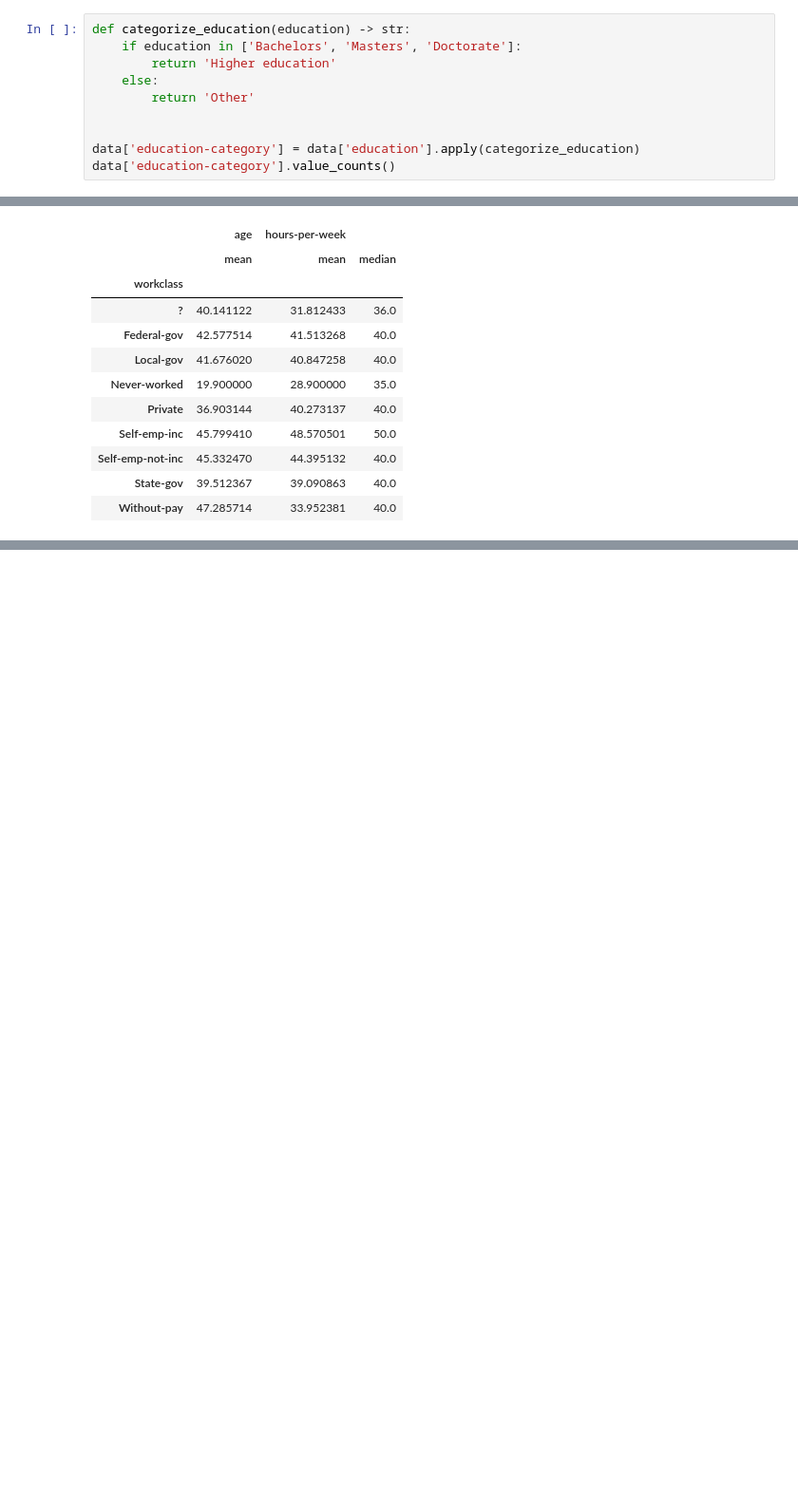
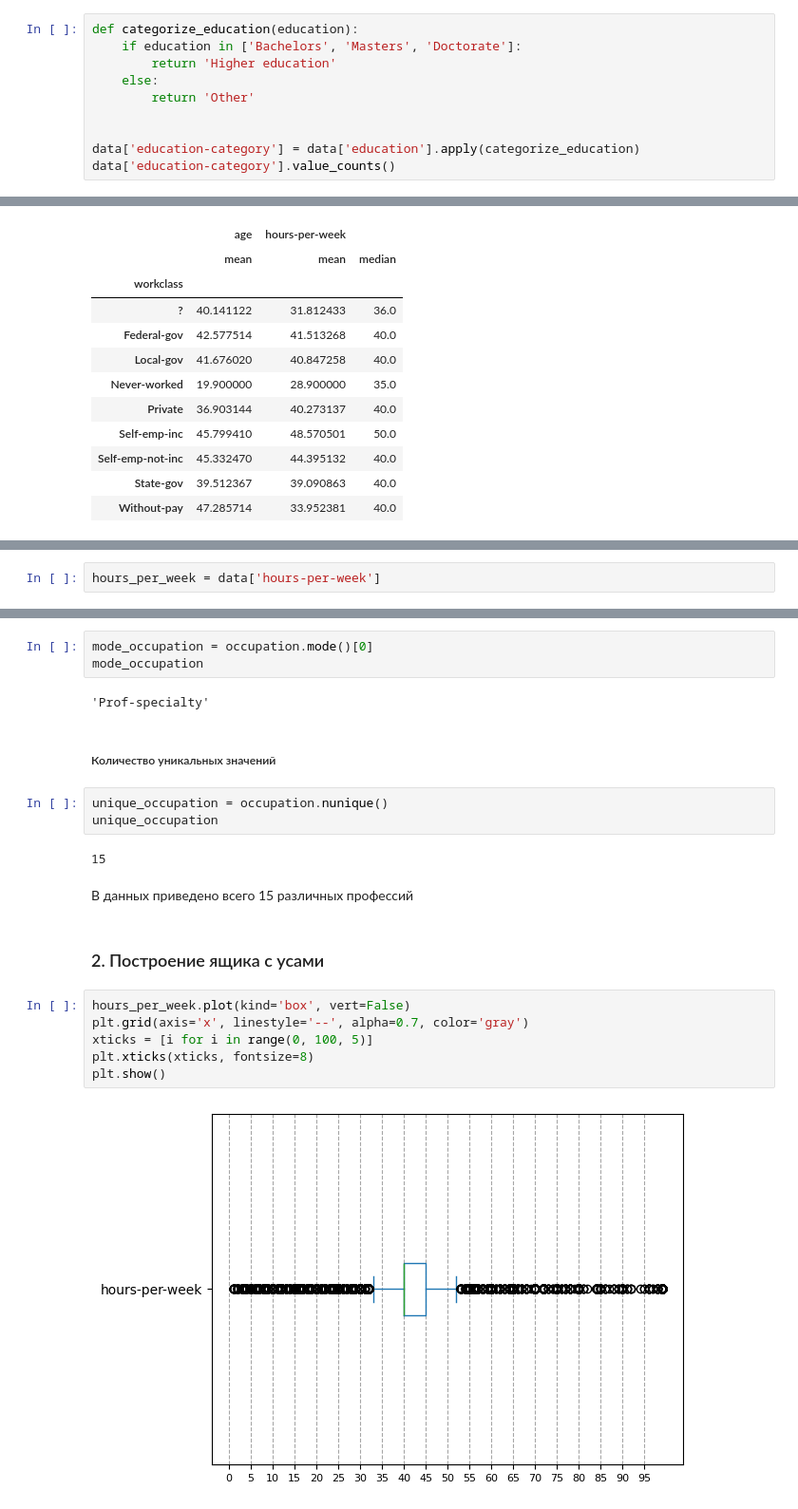
Before and after one commit to kalyuzhin/income-analysis-usa-residents, a Jupyter notebook: analysis.ipynb, the cells around one changed output, grey strips where cells are left out. Shown at 95% size. Cells and saved outputs as stored; diff of their text form; blank space fills up the shorter version.

```diff
--- a/analysis.ipynb
+++ b/analysis.ipynb
@@ -131,7 +169,7 @@ data['foreigners'] = data['native-country'].apply(lambda x: 'Native' if x == 'Un
 # %% [markdown]
 #### Создание нового признака с помощью def
 # %%
-def categorize_education(education) -> str:
+def categorize_education(education):
     if education in ['Bachelors', 'Masters', 'Doctorate']:
         return 'Higher education'
     else:
@@ -223,0 +268,2 @@ data.groupby('workclass').agg({'age': ['mean'], 'hours-per-week': ['mean', 'medi
+# %%
+hours_per_week = data['hours-per-week']
@@ -223,0 +361,24 @@ data.groupby('workclass').agg({'age': ['mean'], 'hours-per-week': ['mean', 'medi
+# %%
+mode_occupation = occupation.mode()[0]
+mode_occupation
+# %% [output]
+'Prof-specialty'
+# %% [markdown]
+##### Количество уникальных значений
+# %%
+unique_occupation = occupation.nunique()
+unique_occupation
+# %% [output]
+15
+# %% [markdown]
+В данных приведено всего 15 различных профессий
+# %% [markdown]
+### 2. Построение ящика с усами
+# %%
+hours_per_week.plot(kind='box', vert=False)
+plt.grid(axis='x', linestyle='--', alpha=0.7, color='gray')
+xticks = [i for i in range(0, 100, 5)]
+plt.xticks(xticks, fontsize=8)
+plt.show()
+# %% [output]
+[figure, added]
```
Also changed, not shown: parts of 72 cells of this notebook.
